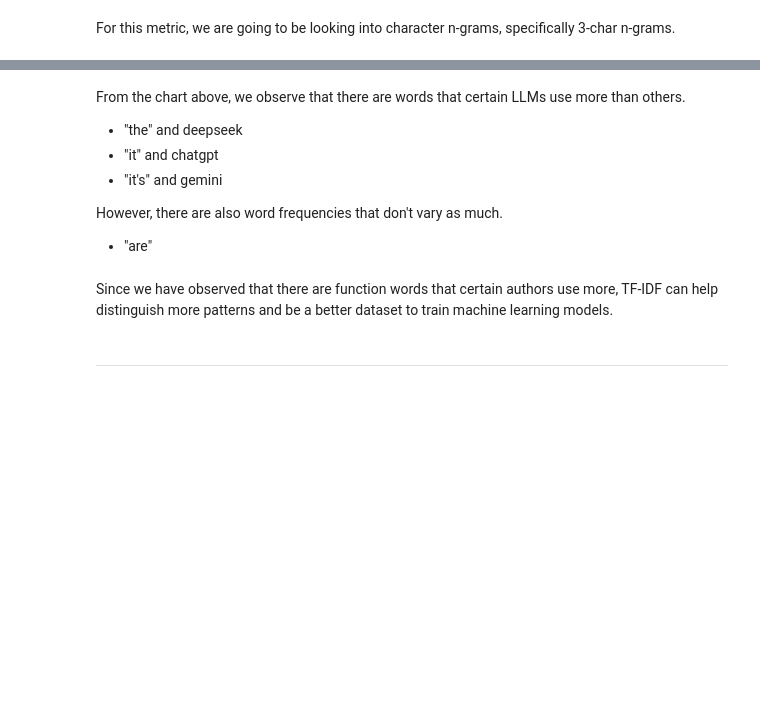
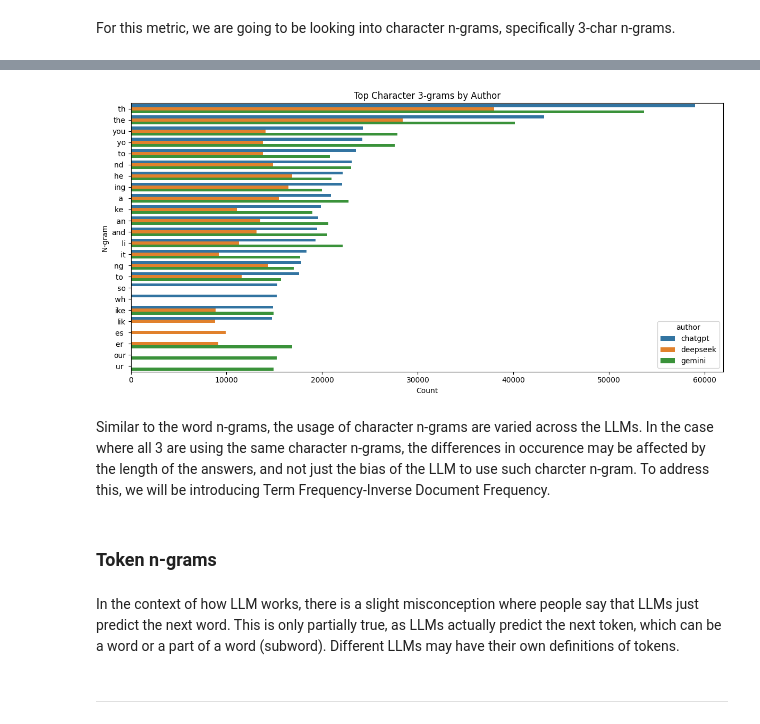
Before and after one commit to tonyyyy0304/STINTSYMCO, a Jupyter notebook: llm_corpus_analysis.ipynb, the cells around one changed output, grey strips where cells are left out. Drawn from its saved outputs; the diff is of its cells as text; code cells hidden in the pictures; blank space fills up the shorter version.

```diff
--- a/llm_corpus_analysis.ipynb
+++ b/llm_corpus_analysis.ipynb
@@ -355,13 +421,43 @@ plt.show()
-# %% [markdown]
-From the chart above, we observe that there are words that certain LLMs use more than others.
-* "the" and deepseek
-* "it" and chatgpt
-* "it's" and gemini
-
-However, there are also word frequencies that don't vary as much.
-* "are"
-# %% [markdown]
-Since we have observed that there are function words that certain authors use more, TF-IDF can help distinguish more patterns and be a better dataset to train machine learning models.
+# %%
+# Helper Function to get top n-grams by author
+def top_char_ngrams_by_author(dataframe, ngram_range, top_n, min_df, word_boundary):
+    frames = []
+    analyzer = 'char_wb' if word_boundary else 'char'
+
+    for author in authors:
+        texts = dataframe[dataframe["author"] == author]["answer"]
+
+        vectorizer = CountVectorizer(analyzer=analyzer, lowercase=True, ngram_range=ngram_range, min_df=min_df)
+        matrix = vectorizer.fit_transform(texts)
+        counts = np.asarray(matrix.sum(axis = 0)).ravel()
+        vocab = np.array(vectorizer.get_feature_names_out())
+
+        if len(vocab) == 0:
+            continue
+
+        top_indices = np.argsort(-counts)[0:top_n]
+        frames.append(
+            pd.DataFrame(
+                {
+                    "author": author,
+                    "ngram": vocab[top_indices],
+                    "count": counts[top_indices],
+                }
+            )
+        )
+    return pd.concat(frames)
+# %%
+char_wb_trigram_df = top_char_ngrams_by_author(df, (3, 3), top_n = 20, min_df = 5, word_boundary = True)
+
+plot_top_ngrams(char_wb_trigram_df, "Top Character 3-grams by Author")
+# %% [output]
+[figure, added]
+# %% [markdown]
+Similar to the word n-grams, the usage of character n-grams are varied across the LLMs. In the case where all 3 are using the same character n-grams, the differences in occurence may be affected by the length of the answers, and not just the bias of the LLM to use such charcter n-gram. To address this, we will be introducing Term Frequency-Inverse Document Frequency.
+# %% [markdown]
+### Token n-grams
+# %% [markdown]
+In the context of how LLM works, there is a slight misconception where people say that LLMs just predict the next word. This is only partially true, as LLMs actually predict the next token, which can be a word or a part of a word (subword). Different LLMs may have their own definitions of tokens.
 # %% [markdown]
 ***
 # %% [markdown]
```
Also changed, not shown: parts of 12 cells of this notebook, 2 other files.
